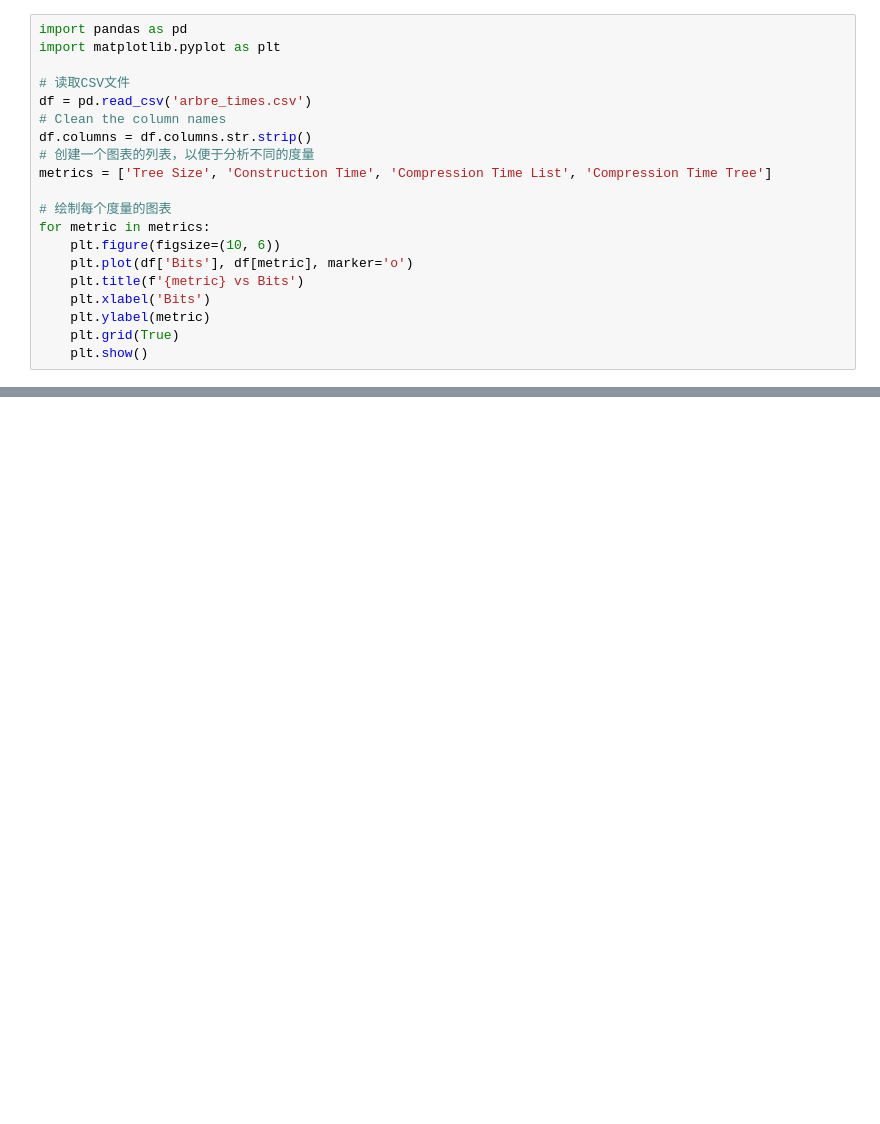
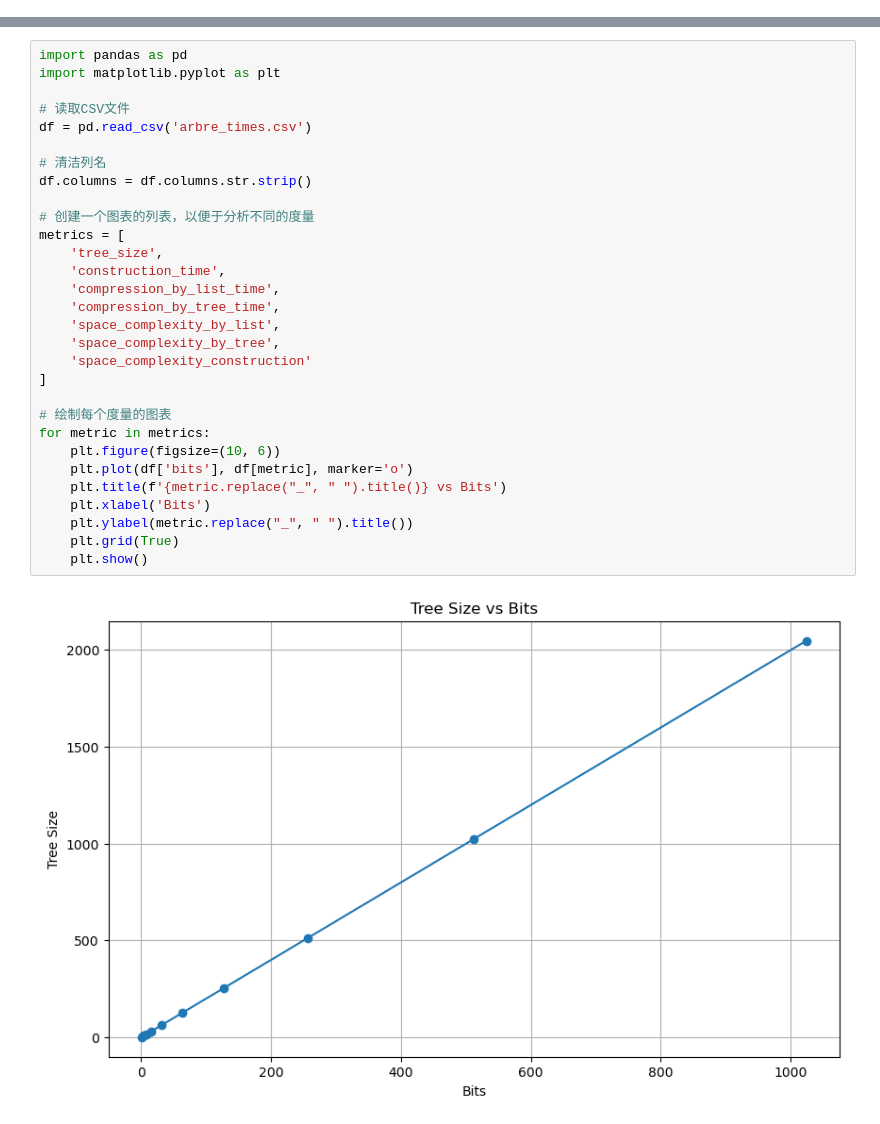
Before and after one commit to ZhangAriane/projet_ouv, a Jupyter notebook: analyse_algo.ipynb, the cells around one changed output, grey strips where cells are left out. Saved outputs shown, nothing was run; the diff lists cells and outputs as text; blank space fills up the shorter version.

```diff
--- a/analyse_algo.ipynb
+++ b/analyse_algo.ipynb
@@ -1,20 +0,0 @@
-# %%
-import pandas as pd
-import matplotlib.pyplot as plt
-
-# 读取CSV文件
-df = pd.read_csv('arbre_times.csv')
-# Clean the column names
-df.columns = df.columns.str.strip()
-# 创建一个图表的列表，以便于分析不同的度量
-metrics = ['Tree Size', 'Construction Time', 'Compression Time List', 'Compression Time Tree']
-
-# 绘制每个度量的图表
-for metric in metrics:
-    plt.figure(figsize=(10, 6))
-    plt.plot(df['Bits'], df[metric], marker='o')
-    plt.title(f'{metric} vs Bits')
-    plt.xlabel('Bits')
-    plt.ylabel(metric)
-    plt.grid(True)
-    plt.show()
@@ -25,0 +1,32 @@ for metric in metrics:
+# %%
+import pandas as pd
+import matplotlib.pyplot as plt
+
+# 读取CSV文件
+df = pd.read_csv('arbre_times.csv')
+
+# 清洁列名
+df.columns = df.columns.str.strip()
+
+# 创建一个图表的列表，以便于分析不同的度量
+metrics = [
+    'tree_size',
+    'construction_time',
+    'compression_by_list_time',
+    'compression_by_tree_time',
+    'space_complexity_by_list',
+    'space_complexity_by_tree',
+    'space_complexity_construction'
+]
+
+# 绘制每个度量的图表
+for metric in metrics:
+    plt.figure(figsize=(10, 6))
+    plt.plot(df['bits'], df[metric], marker='o')
+    plt.title(f'{metric.replace("_", " ").title()} vs Bits')
+    plt.xlabel('Bits')
+    plt.ylabel(metric.replace("_", " ").title())
+    plt.grid(True)
+    plt.show()
+# %% [output]
+[figure, added]
```
Also changed, not shown: parts of 4 cells of this notebook, 7 other files.
